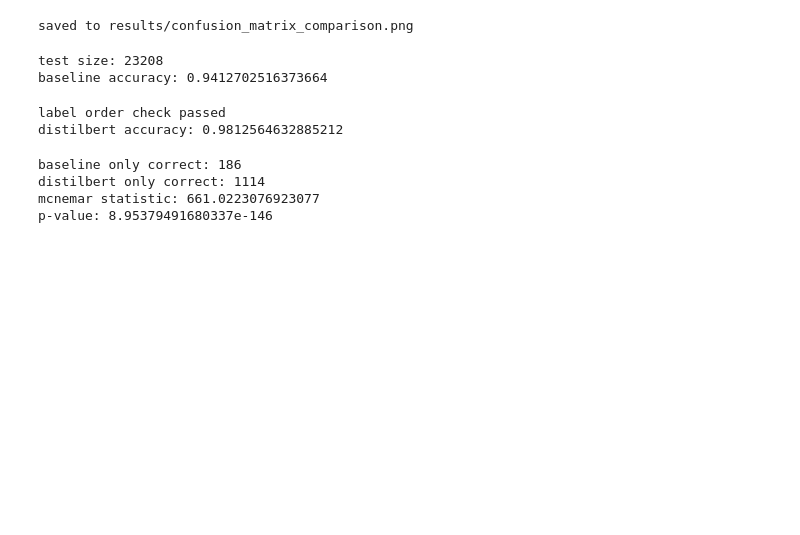
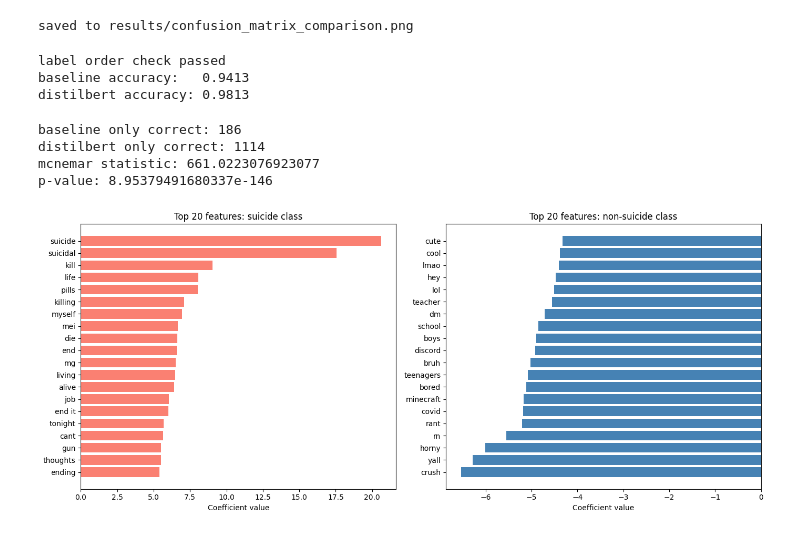
Before and after one commit to DAgotdatdough/Honours, a Jupyter notebook: notebooks/05_evaluation.ipynb, the cells around one changed output. Cells and saved outputs as stored; diff of their text form; code cells hidden in the pictures; blank space fills up the shorter version.

```diff
--- a/notebooks/05_evaluation.ipynb
+++ b/notebooks/05_evaluation.ipynb
@@ -82,41 +87,17 @@ print("saved to results/confusion_matrix_comparison.png")
 # %% [output]
 [figure]
 saved to results/confusion_matrix_comparison.png
-# %%
-import pandas as pd
-import numpy as np
-import joblib
-
-# load test set
-test_df = pd.read_csv('../data/processed/test.csv')
-y_true = test_df['label'].values
-
-# load saved baseline
-vectoriser = joblib.load('../models/tfidf_vectorizer.pkl')
-lr_model = joblib.load('../models/lr_model.pkl')
-
-# fill any nan rows with empty string before transforming
-X_test = vectoriser.transform(test_df['clean_text'].fillna('').astype(str))
-y_baseline = lr_model.predict(X_test)
-
-print('test size:', len(y_true))
-print('baseline accuracy:', np.mean(y_baseline == y_true))
-# %% [output]
-test size: 23208
-baseline accuracy: 0.9412702516373664
 # %%
-# distilbert predictions were saved from the transformer notebook
-distil_df = pd.read_csv('../data/processed/distilbert_predictions.csv')
-y_distilbert = distil_df['prediction'].values
-
-# sanity check: the label column in both files should match row-for-row
-# if it doesnt, the two prediction arrays are not aligned and mcnemar will be wrong
-assert np.array_equal(y_true, distil_df['label'].values), 'test label order mismatch between files'
+# sanity check: label order in distilbert_predictions.csv must match test.csv row-for-row
+# if it doesn't, the two prediction arrays are misaligned and mcnemar will be wrong
+assert np.array_equal(y_true, distilbert_df['label'].values), 'test label order mismatch between files'
 print('label order check passed')
-print('distilbert accuracy:', np.mean(y_distilbert == y_true))
+print(f'baseline accuracy:   {np.mean(y_baseline == y_true):.4f}')
+print(f'distilbert accuracy: {np.mean(y_distilbert == y_true):.4f}')
 # %% [output]
 label order check passed
-distilbert accuracy: 0.9812564632885212
+baseline accuracy:   0.9413
+distilbert accuracy: 0.9813
 # %%
 from scipy.stats import chi2
 
@@ -143,3 +124,45 @@ baseline only correct: 186
 distilbert only correct: 1114
 mcnemar statistic: 661.0223076923077
 p-value: 8.95379491680337e-146
+# %%
+import numpy as np
+import matplotlib.pyplot as plt
+
+# get vocabulary and coefficients
+feature_names = vectoriser.get_feature_names_out()
+coefficients = lr_model.coef_[0]
+
+# sort indices by coefficient value
+sorted_idx = np.argsort(coefficients)
+
+# top 20 features pushing toward suicide class (positive coef)
+top_pos_idx = sorted_idx[-20:]
+top_pos_names = feature_names[top_pos_idx]
+top_pos_coefs = coefficients[top_pos_idx]
+
+# top 20 features pushing toward non-suicide class (negative coef)
+top_neg_idx = sorted_idx[:20]
+top_neg_names = feature_names[top_neg_idx]
+top_neg_coefs = coefficients[top_neg_idx]
+# %%
+fig, axes = plt.subplots(1, 2, figsize=(14, 6))
+
+# suicide-class features (positive coefficients)
+axes[0].barh(range(20), top_pos_coefs, color='salmon')
+axes[0].set_yticks(range(20))
+axes[0].set_yticklabels(top_pos_names)
+axes[0].set_title('Top 20 features: suicide class')
+axes[0].set_xlabel('Coefficient value')
+
+# non-suicide features (negative coefficients)
+axes[1].barh(range(20), top_neg_coefs, color='steelblue')
+axes[1].set_yticks(range(20))
+axes[1].set_yticklabels(top_neg_names)
+axes[1].set_title('Top 20 features: non-suicide class')
+axes[1].set_xlabel('Coefficient value')
+
+plt.tight_layout()
+plt.savefig('../results/feature_importance.png', dpi=150, bbox_inches='tight')
+plt.show()
+# %% [output]
+[figure, added]
```
Also changed, not shown: parts of 5 cells of this notebook, 6 other files.
